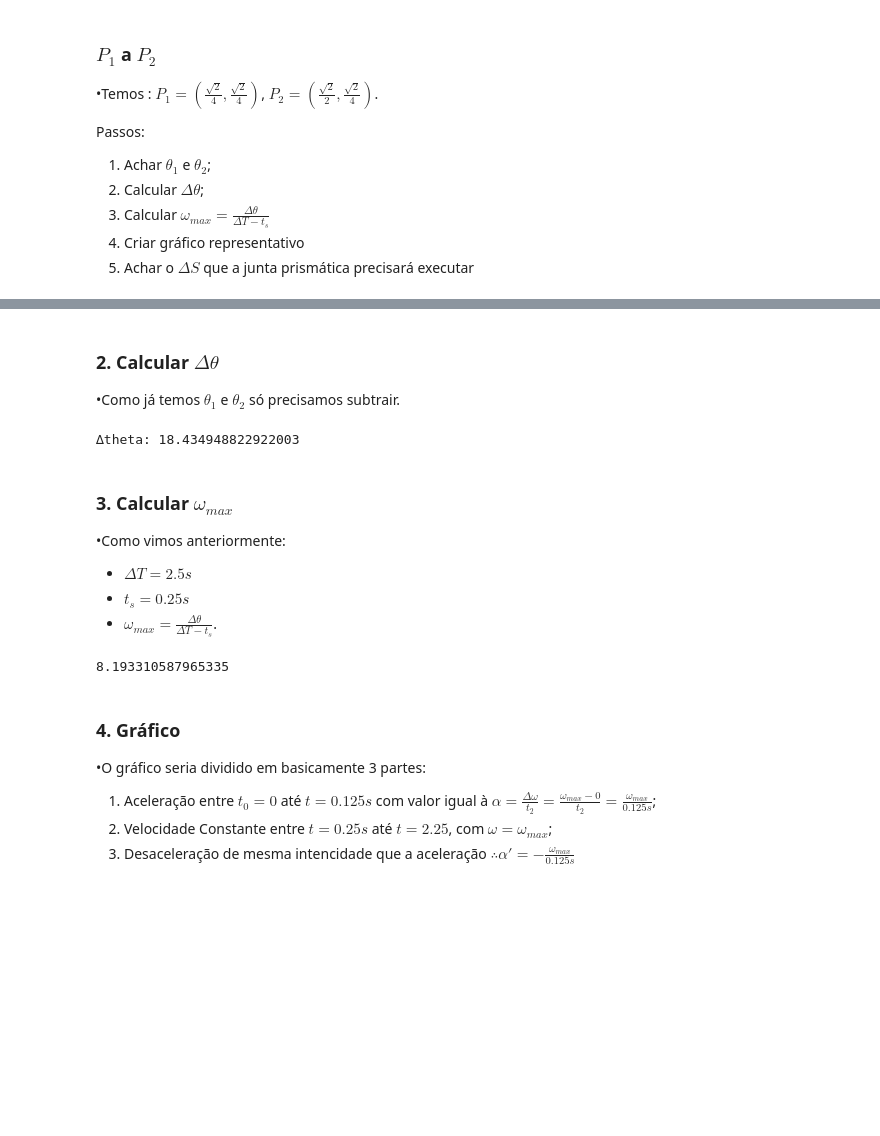
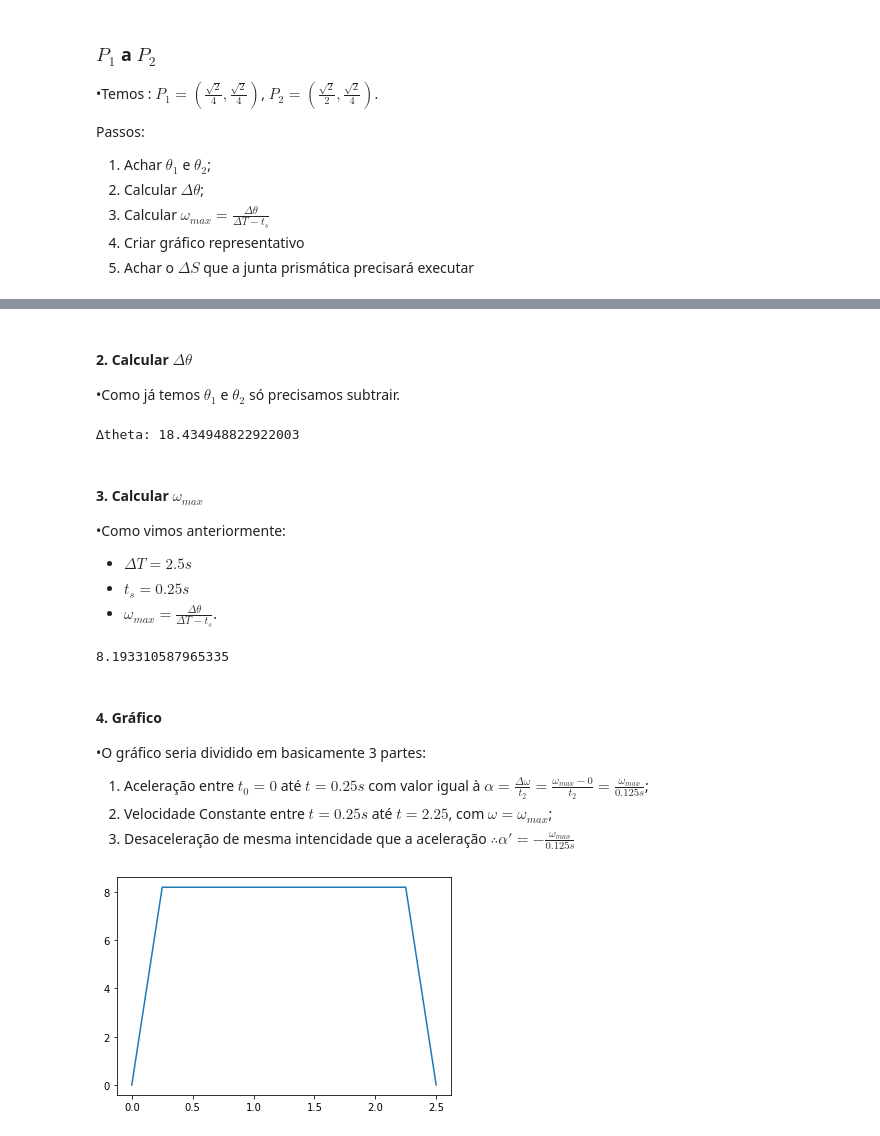
Before and after one commit to Pedro4064/ES101, a Jupyter notebook: ES101 - Robotic Arm/Braço Robótico.ipynb, the cells around one changed output, grey strips where cells are left out. Cells and saved outputs as stored; diff of their text form; code cells hidden in the pictures; blank space fills up the shorter version.

Commit message:
Added the first Trapezoidal graph

```diff
--- a/ES101 - Robotic Arm/Braço Robótico.ipynb
+++ b/ES101 - Robotic Arm/Braço Robótico.ipynb
@@ -387,7 +387,7 @@ v_2 = garra.origin_point.vector_from_points(p_2)
 theta_1 = v_1.angle()
 theta_2 = v_2.angle()
 # %% [markdown]
-### 2. Calcular $\Delta \theta$
+#### 2. Calcular $\Delta \theta$
 
 •Como já temos $\theta_1$ e $\theta_2$ só precisamos subtrair.
 # %%
@@ -396,7 +396,7 @@ print('∆theta:',delta)
 # %% [output]
 ∆theta: 18.434948822922003
 # %% [markdown]
-### 3. Calcular $\omega_{max}$
+#### 3. Calcular $\omega_{max}$
 
 •Como vimos anteriormente:
 
@@ -409,10 +409,17 @@ print(max_ang_velocity)
 # %% [output]
 8.193310587965335
 # %% [markdown]
-### 4. Gráfico
+#### 4. Gráfico
 
 •O gráfico seria dividido em basicamente 3 partes:
 
-   1. Aceleração entre $t_{0} = 0$ até $t = 0.125s$ com valor igual à $\alpha = \frac{\Delta \omega}{t_{2}} = \frac{\omega_{max} - 0}{t_{2}} = \frac{\omega_{max}}{0.125s}$;
+   1. Aceleração entre $t_{0} = 0$ até $t = 0.25s$ com valor igual à $\alpha = \frac{\Delta \omega}{t_{2}} = \frac{\omega_{max} - 0}{t_{2}} = \frac{\omega_{max}}{0.125s}$;
    2. Velocidade Constante entre $t = 0.25s$ até $t = 2.25$, com $\omega = \omega_{max}$;
    3. Desaceleração de mesma intencidade que a aceleração $\therefore \alpha' = - \frac{\omega_{max}}{0.125s}$
+# %%
+x = [0, 0.25, 2.25, 2.5]
+y = [0, max_ang_velocity, max_ang_velocity, 0]
+plt.plot(x,y)
+plt.show()
+# %% [output]
+[figure, added]
```
Also changed, not shown: parts of 3 cells of this notebook.
